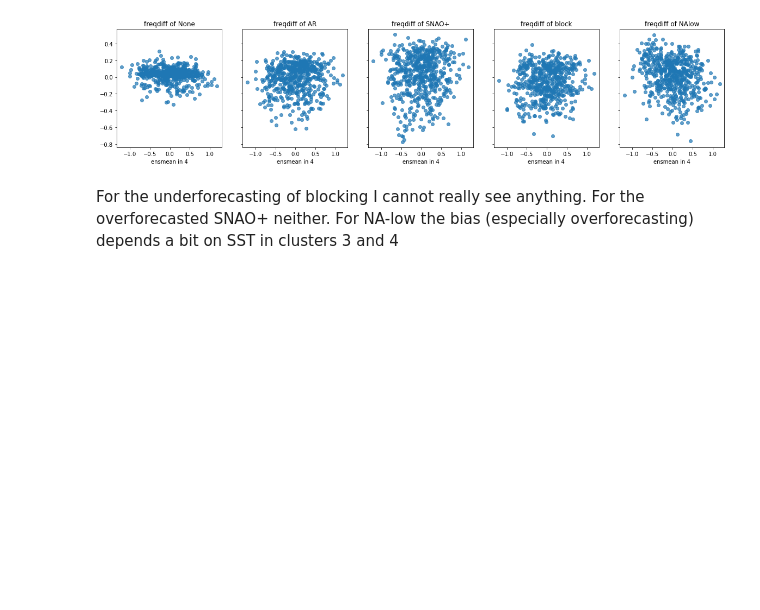
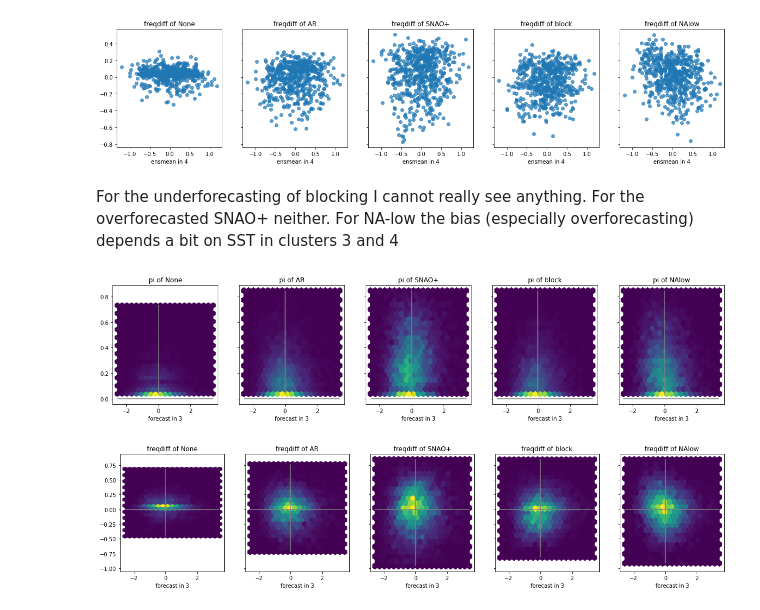
Before and after one commit to chiemvs/SubSeas, a Jupyter notebook: Intermediate_vars.ipynb, the cells around one changed output. Cells and saved outputs as stored; diff of their text form; code cells hidden in the pictures; blank space fills up the shorter version.

```diff
--- a/Intermediate_vars.ipynb
+++ b/Intermediate_vars.ipynb
@@ -661,3 +712,14 @@ plt.show()
 [figure]
 # %% [markdown]
 For the underforecasting of blocking I cannot really see anything. For the overforecasted SNAO+ neither. For NA-low the bias (especially overforecasting) depends a bit on SST in clusters 3 and 4
+# %%
+freqframe = regime_conditional_on_member(interm_vars.loc['zreg21Dmember','books'], interm_vars.loc['sst21D','books'])
+fifteenframe = freqframe.loc[(slice(None),15),:]
+# %%
+conditional_plots(condframe = fifteenframe, what = 'pi', onwhat = 'forecast', onclustid = 3, plottype = 'hexbin')
+plt.show()
+conditional_plots(condframe = fifteenframe, what = 'freqdiff', onwhat = 'forecast', onclustid = 3, plottype = 'hexbin')
+plt.show()
+# %% [output]
+[figure, added]
+[figure, added]
```
Also changed, not shown: parts of 6 cells of this notebook, 1 other file.
